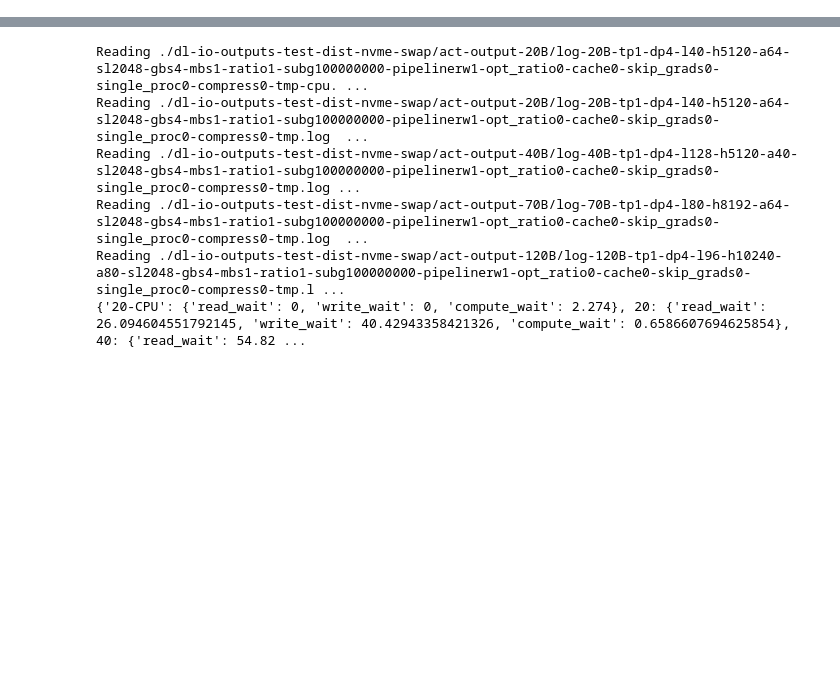
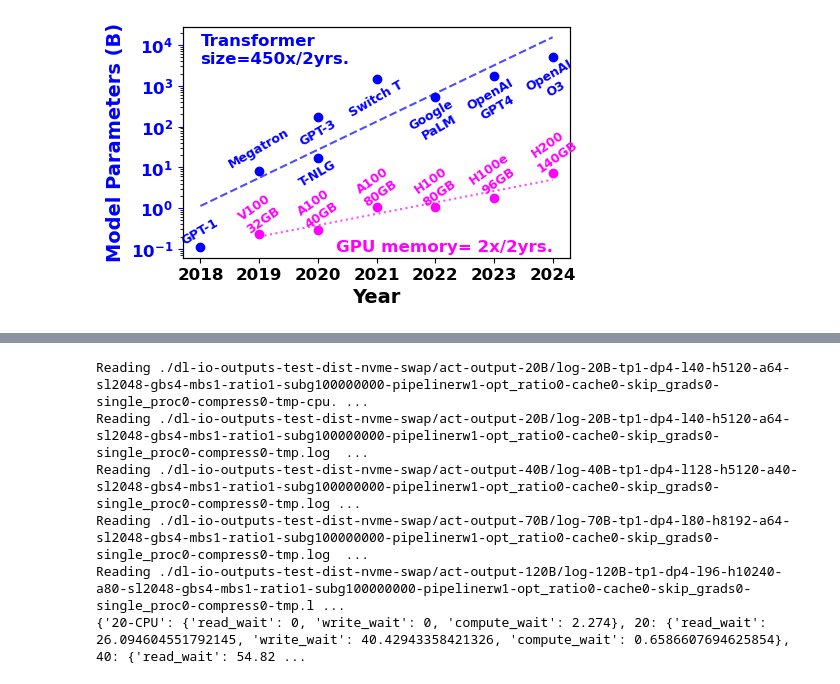
Before and after one commit to mauryaavinash95/offload-nvme-cxl, a Jupyter notebook: plotting-scripts.ipynb, the cells around one changed output, grey strips where cells are left out. Saved outputs shown, nothing was run; the diff lists cells and outputs as text; code cells hidden in the pictures; blank space fills up the shorter version.

```diff
--- a/plotting-scripts.ipynb
+++ b/plotting-scripts.ipynb
@@ -454,0 +512,95 @@ Reading ./dl-io-outputs-test-dist-nvme-swap/act-output-120B/log-120B-tp1-dp4-l96
+# %%
+import matplotlib.pyplot as plt
+import numpy as np
+import seaborn as sns
+
+plt.rcParams.update({'font.size': 12})
+plt.rcParams.update({'font.weight': 'bold'})
+plt.rcParams['pdf.fonttype'] = 42
+plt.rcParams['ps.fonttype'] = 42
+
+# Data
+models = [
+    (2018, "GPT-1", 0.11),
+    (2019, "Megatron", 8.3),
+    (2020, "T-NLG", 17), (2020, "GPT-3", 175),
+    (2021, "Switch T", 1500),
+    (2022, "Google\nPaLM", 540),
+    (2023, "OpenAI\nGPT4", 1760),
+    (2024, "OpenAI\nO3", 5000)
+]
+
+gpus = [
+    (2019, "V100", 32), (2020, "A100", 40), (2021, "A100", 80),
+    (2022, "H100", 80), (2023, "H100e", 96), (2024, "H200", 140)
+]
+color1="blue"
+color2="magenta"
+
+# Extracting data
+years_models, model_names, model_params = zip(*models)
+years_gpus, gpu_names, gpu_memory = zip(*gpus)
+
+# Convert data to numpy arrays for regression
+years_models_np = np.array(years_models)
+model_params_np = np.array(model_params)
+
+years_gpus_np = np.array(years_gpus)
+gpu_memory_np = np.array(gpu_memory)
+
+# Fit regression lines (log scale for models)
+model_coeffs = np.polyfit(years_models_np, np.log10(model_params_np), 1)
+gpu_coeffs = np.polyfit(years_gpus_np, gpu_memory_np, 1)
+
+model_trend = 10 ** np.polyval(model_coeffs, years_models_np)  # Convert back from log scale
+gpu_trend = np.polyval(gpu_coeffs, years_gpus_np)
+
+# Plot
+fig, ax1 = plt.subplots(figsize=(5, 3))
+
+# Scatter plot for model sizes
+ax1.scatter(years_models, model_params, color=color1, label="Model Parameters (B)")
+ax1.plot(years_models_np, model_trend, linestyle="dashed", color=color1, alpha=0.7, label="Model Growth Trend")
+
+# Annotate model points
+for i, txt in enumerate(model_names):
+    va = "top"
+    if (years_models[i]) <= 2019:
+        va = "bottom"
+    ax1.annotate(txt, (years_models[i], model_params[i]), fontsize=9, color=color1,
+                 ha="center", va=va, rotation=30)
+
+ax1.set_ylabel("Model Parameters (B)", color=color1, fontsize=14, fontweight='bold',)
+ax1.set_yscale("log")  # Log scale for large variations
+ax1.tick_params(axis='y', colors=color1)
+
+# Secondary axis for GPU memory
+ax2 = ax1.twinx()
+ax2.scatter(years_gpus, gpu_memory, color=color2, label="GPU Memory (GB)")
+ax2.plot(years_gpus_np, gpu_trend, color=color2, linestyle="dotted", alpha=0.7, label="GPU Memory Trend")
+# ax2.set_yscale("log")  # Log scale for large variations
+ax2.set_ylim(-10, 400)
+
+# Annotate GPU points
+for i, txt in enumerate(gpu_names):
+    ax2.annotate(f"{txt}\n{gpu_memory[i]}GB", (years_gpus[i], gpu_memory[i]-3), fontsize=9,
+                 color=color2, ha='center', va="bottom", rotation=35)
+
+ax2.annotate("GPU memory= 2x/2yrs.", (2024, 0), fontsize=12, ha="right", color=color2)
+ax1.annotate("Transformer\nsize=450x/2yrs.", (2018, 3000), fontsize=12, ha="left", va="bottom", color=color1)
+
+# ax2.set_ylabel("GPU Memory (GB)", color='blue')
+# ax2.tick_params(axis='y', colors='blue')
+ax2.set_yticks([])
+
+# Labels and title
+ax1.set_xlabel("Year", fontsize=14, fontweight='bold')
+
+# Show plot
+
+output_file = "model-vs-hardware"
+plt.savefig(f"{output_file}.eps", format='eps', bbox_inches='tight')
+plt.savefig(f"{output_file}.png", format='png', bbox_inches='tight')
+
+plt.show()
+# %% [output]
@@ -455,3 +608,4 @@ Reading ./dl-io-outputs-test-dist-nvme-swap/act-output-120B/log-120B-tp1-dp4-l96
+[figure, added]
 # %%
 ###############################################################
 # Plot for scalability
```
Also changed, not shown: parts of 5 cells of this notebook, 8 other files.
